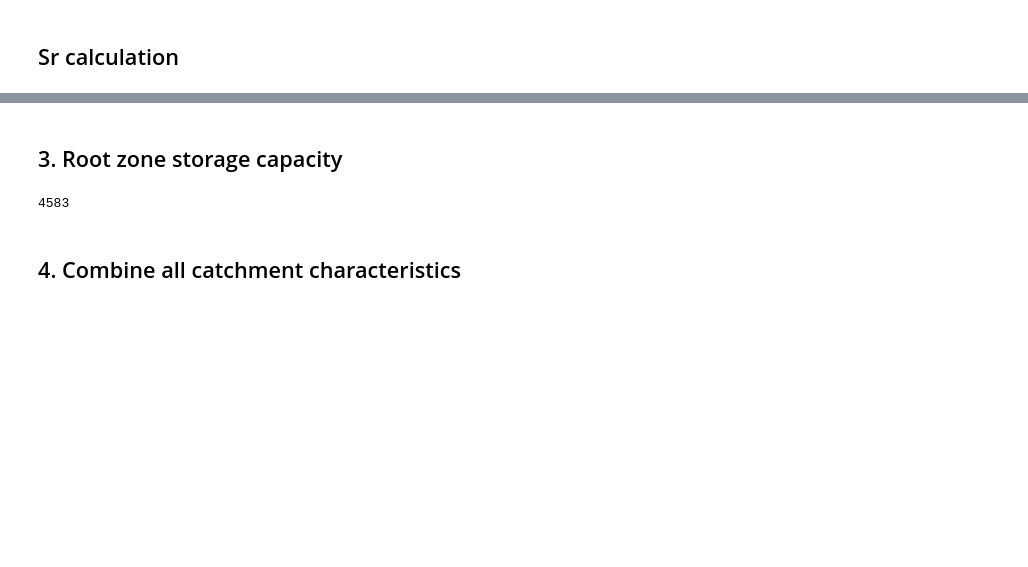
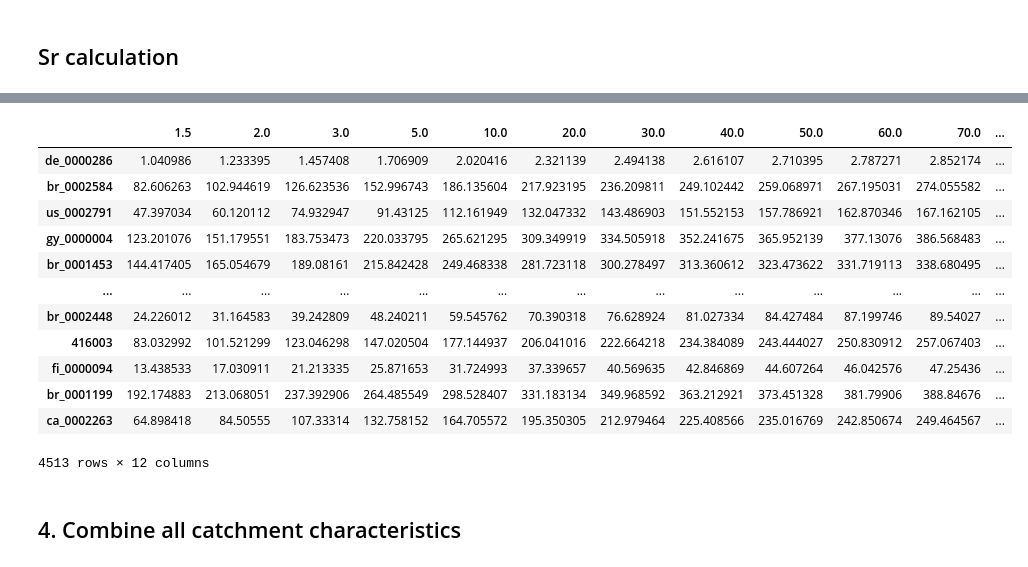
Before and after one commit to fvanoorschot/global_sr_module, a Jupyter notebook: catchment_descriptors.ipynb, the cells around one changed output, grey strips where cells are left out. Cells and saved outputs as stored; diff of their text form; code cells hidden in the pictures; blank space fills up the shorter version.

```diff
--- a/catchment_descriptors.ipynb
+++ b/catchment_descriptors.ipynb
@@ -299,24 +320,0 @@ len(sd_list1)
-# %%
-ir_case = 'iaf' #'ni' or iwu or iaf
-catch_list = np.genfromtxt(f'{work_dir}/output/gsim_aus_catch_id_list_lo_sel_area_wb.txt',dtype='str')[:]
-# itlist = np.genfromtxt(f'{work_dir}/data/po_basin/organized_data/it_selected_catchments.txt',dtype='str')
-
-sd_list=[]
-for filepath in glob.iglob(f'{work_dir}/output/sr_calculation/sd_catchments/irri/f0.9ia/sd/*.csv'):
-    f = os.path.split(filepath)[1] # remove full path
-    f = f[:-11]
-    sd_list.append(f)
-
-# define directories
-sd_dir = f'{work_dir}/output/sr_calculation/sd_catchments'
-out_dir = f'{work_dir}/output/sr_calculation/sd_catchments'
-
-# define return periods
-rp_array = [1.5,2,3,5,10,20,30,40,50,60,70,80]
-catch_id_list = dif
-sd_dir_list = [sd_dir] * len(catch_id_list)
-out_dir_list = [out_dir] * len(catch_id_list)
-rp_array_list = [rp_array] * len(catch_id_list)
-ir_case_list = [ir_case] * len(catch_id_list)
-
-run_sr_calculation_parallel(catch_id_list,rp_array_list,sd_dir_list,out_dir_list,ir_case_list)
@@ -366,24 +353,19 @@ sr_df_p.to_csv(f'{work_dir}/output/sr_calculation/sd_catchments/no_irri/sr_no_ir
-# %% [markdown]
-## 3. Root zone storage capacity
-# %%
-# combine Sr output in dataframe - use output from IAF irrigation module
-c_list=[]
-for filepath in glob.iglob(f'{work_dir}/output/sr_calculation/sd_catchments/irri/f0.9ia/sr_rzyear/*gumbelfit.csv'):
-    f = os.path.split(filepath)[1] # remove full path
-    f = f[:-21] # remove .year extension
-    c_list.append(f)
-print(len(c_list))
-
-sr_df_gf = pd.DataFrame(index=c_list, columns=['2','3','5','10','20','30','40','50','60','70','80'])
-sr_df_gf.to_csv(f'{work_dir}/output/catchment_characteristics/sr_catchments_gumbelfit.csv')
-
-for catch_id in c_list:
-    if os.path.exists(f'{work_dir}/output/sr_calculation/sd_catchments/irri/f0.9ia/sr_rzyear/{catch_id}_f0.9ia_gumbelfit.csv'):
-        d = pd.read_csv(f'{work_dir}/output/sr_calculation/sd_catchments/irri/f0.9ia/sr_rzyear/{catch_id}_f0.9ia_gumbelfit.csv',index_col=0)
-        sr_df_gf.loc[catch_id] = d.iloc[0]
-sr_df_gf.to_csv(f'{work_dir}/output/catchment_characteristics/sr_catchments_gumbelfit.csv')
-# %% [output]
-4583
+# %%
+sr_df_gf
+# %% [output]
+|  | 1.5 | 2.0 | 3.0 | 5.0 | 10.0 | 20.0 | 30.0 | 40.0 | 50.0 | 60.0 | 70.0 | ... |
+| de_0000286 | 1.040986 | 1.233395 | 1.457408 | 1.706909 | 2.020416 | 2.321139 | 2.494138 | 2.616107 | 2.710395 | 2.787271 | 2.852174 | ... |
+| br_0002584 | 82.606263 | 102.944619 | 126.623536 | 152.996743 | 186.135604 | 217.923195 | 236.209811 | 249.102442 | 259.068971 | 267.195031 | 274.055582 | ... |
+| us_0002791 | 47.397034 | 60.120112 | 74.932947 | 91.43125 | 112.161949 | 132.047332 | 143.486903 | 151.552153 | 157.786921 | 162.870346 | 167.162105 | ... |
+| gy_0000004 | 123.201076 | 151.179551 | 183.753473 | 220.033795 | 265.621295 | 309.349919 | 334.505918 | 352.241675 | 365.952139 | 377.13076 | 386.568483 | ... |
+| br_0001453 | 144.417405 | 165.054679 | 189.08161 | 215.842428 | 249.468338 | 281.723118 | 300.278497 | 313.360612 | 323.473622 | 331.719113 | 338.680495 | ... |
+| ... | ... | ... | ... | ... | ... | ... | ... | ... | ... | ... | ... | ... |
+| br_0002448 | 24.226012 | 31.164583 | 39.242809 | 48.240211 | 59.545762 | 70.390318 | 76.628924 | 81.027334 | 84.427484 | 87.199746 | 89.54027 | ... |
+| 416003 | 83.032992 | 101.521299 | 123.046298 | 147.020504 | 177.144937 | 206.041016 | 222.664218 | 234.384089 | 243.444027 | 250.830912 | 257.067403 | ... |
+| fi_0000094 | 13.438533 | 17.030911 | 21.213335 | 25.871653 | 31.724993 | 37.339657 | 40.569635 | 42.846869 | 44.607264 | 46.042576 | 47.25436 | ... |
+| br_0001199 | 192.174883 | 213.068051 | 237.392906 | 264.485549 | 298.528407 | 331.183134 | 349.968592 | 363.212921 | 373.451328 | 381.79906 | 388.84676 | ... |
+| ca_0002263 | 64.898418 | 84.50555 | 107.33314 | 132.758152 | 164.705572 | 195.350305 | 212.979464 | 225.408566 | 235.016769 | 242.850674 | 249.464567 | ... |
+4513 rows × 12 columns
 # %% [markdown]
 ## 4. Combine all catchment characteristics
 # %%
```
Also changed, not shown: parts of 7 cells of this notebook, 2 other files.
